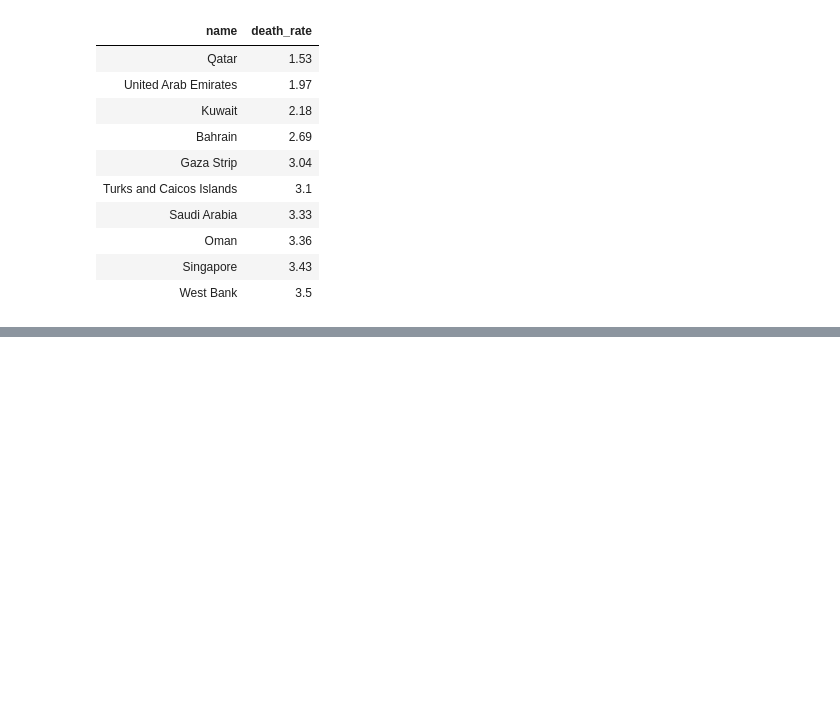
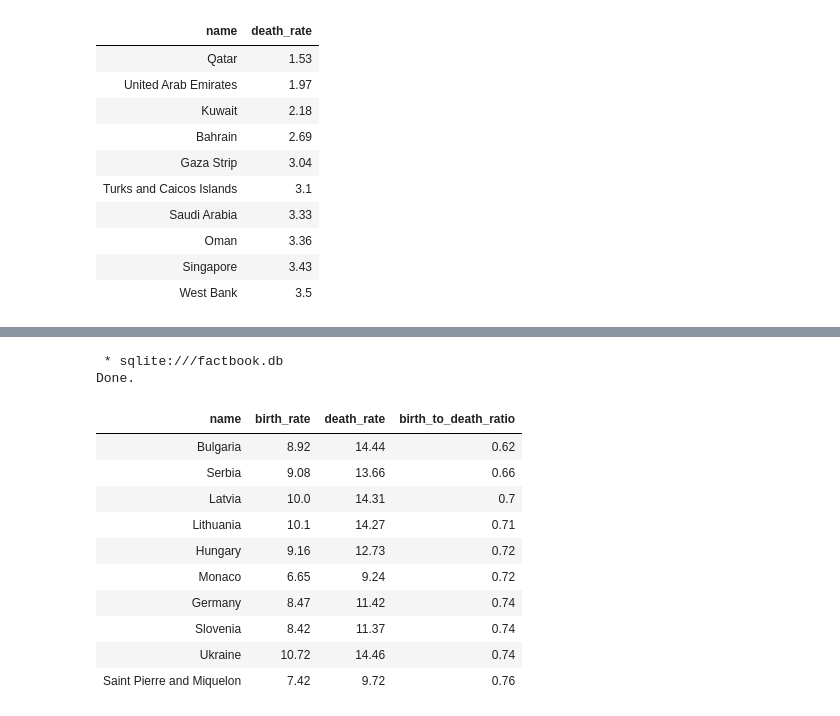
Before and after one commit to Lippins/CIA_factbook_data_analysis, a Jupyter notebook: notebook.ipynb, the cells around one changed output, grey strips where cells are left out. Cells and saved outputs as stored; diff of their text form; code cells hidden in the pictures; blank space fills up the shorter version.

```diff
--- a/notebook.ipynb
+++ b/notebook.ipynb
@@ -634,0 +673,23 @@ Arguably, the [most important](https://www.britannica.com/topic/Gulf-Cooperation
+# %%
+%%sql
+SELECT name, birth_rate, death_rate,
+       ROUND((birth_rate / death_rate), 2) AS birth_to_death_ratio
+  FROM facts
+ WHERE name != 'World'
+     AND birth_to_death_ratio NOT NULL
+ ORDER BY 4
+ LIMIT 10;
+# %% [output]
+ * sqlite:///factbook.db
+Done.
+| name | birth_rate | death_rate | birth_to_death_ratio |
+| Bulgaria | 8.92 | 14.44 | 0.62 |
+| Serbia | 9.08 | 13.66 | 0.66 |
+| Latvia | 10.0 | 14.31 | 0.7 |
+| Lithuania | 10.1 | 14.27 | 0.71 |
+| Hungary | 9.16 | 12.73 | 0.72 |
+| Monaco | 6.65 | 9.24 | 0.72 |
+| Germany | 8.47 | 11.42 | 0.74 |
+| Slovenia | 8.42 | 11.37 | 0.74 |
+| Ukraine | 10.72 | 14.46 | 0.74 |
+| Saint Pierre and Miquelon | 7.42 | 9.72 | 0.76 |
```
Also changed, not shown: parts of 5 cells of this notebook.
